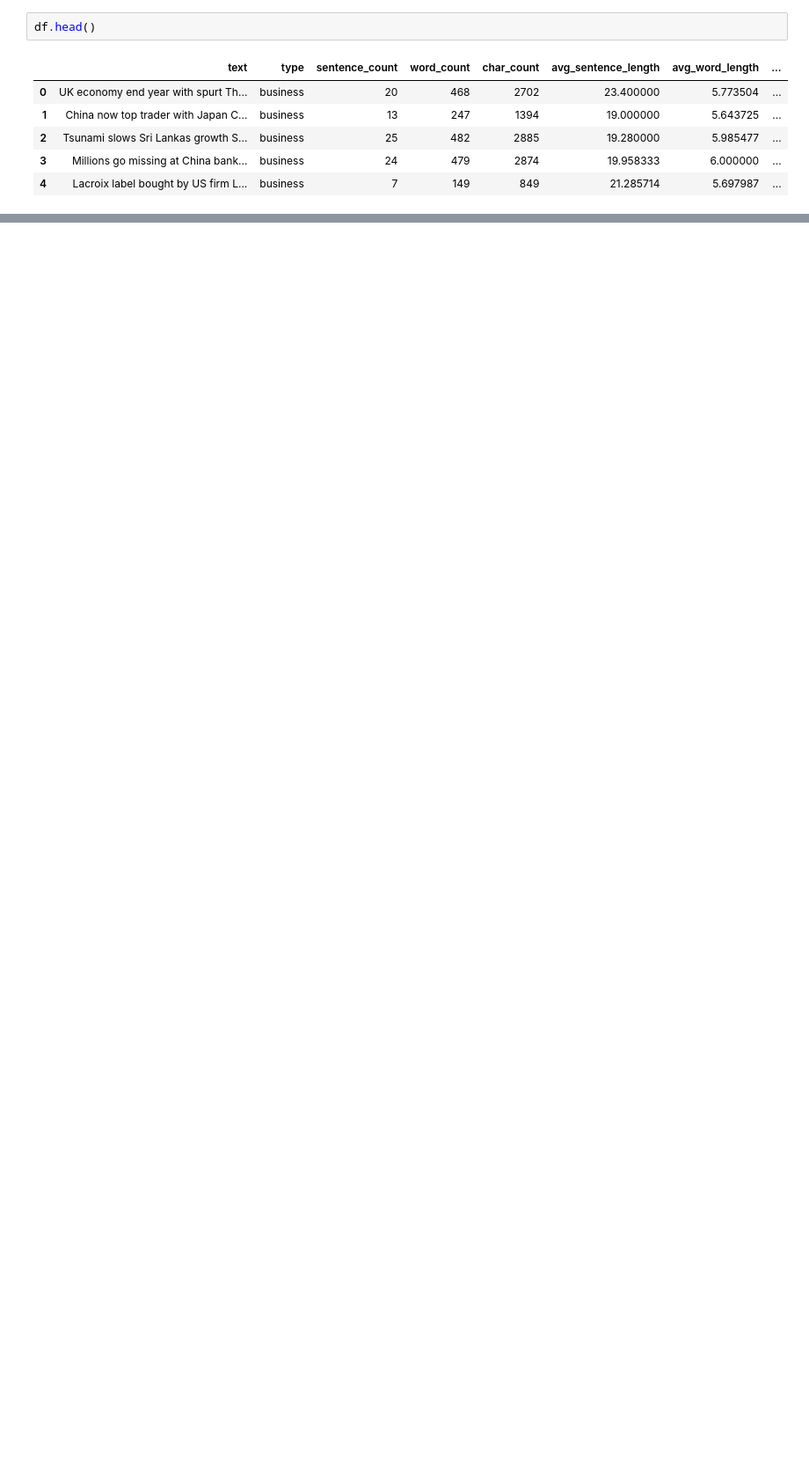
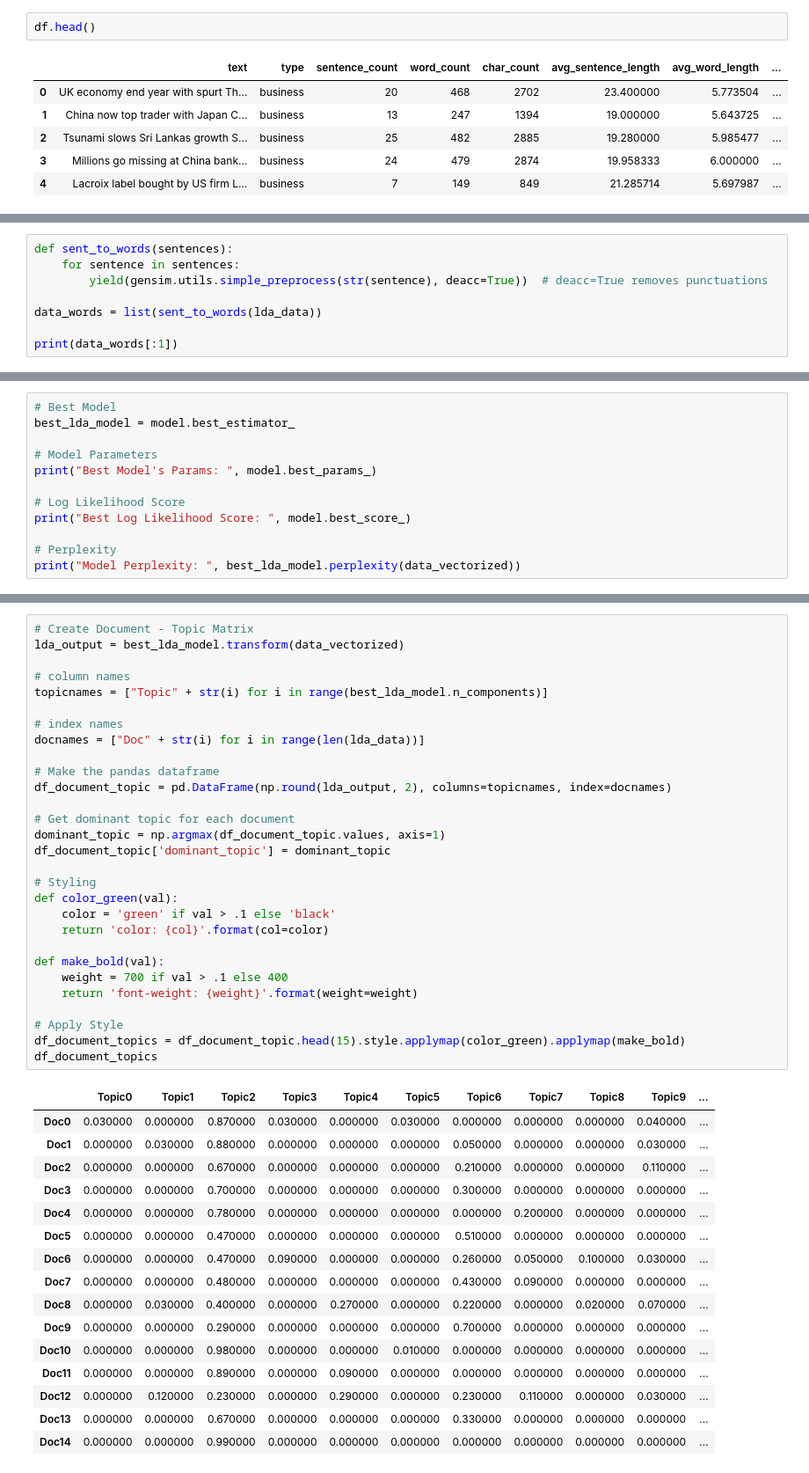
Before and after one commit to harishkollana/Topic-Modeling-on-News-Articles---Clustering, a Jupyter notebook: Topic_Modeling_on_News_Articles_Capstone_Project.ipynb, the cells around one changed output, grey strips where cells are left out. Shown at 88% size. Cells and saved outputs as stored; diff of their text form; blank space fills up the shorter version.

```diff
--- a/Topic_Modeling_on_News_Articles_Capstone_Project.ipynb
+++ b/Topic_Modeling_on_News_Articles_Capstone_Project.ipynb
@@ -677,0 +450,8 @@ topic
+# %%
+def sent_to_words(sentences):
+    for sentence in sentences:
+        yield(gensim.utils.simple_preprocess(str(sentence), deacc=True))  # deacc=True removes punctuations
+
+data_words = list(sent_to_words(lda_data))
+
+print(data_words[:1])
@@ -677,0 +557,12 @@ topic
+# %%
+# Best Model
+best_lda_model = model.best_estimator_
+
+# Model Parameters
+print("Best Model's Params: ", model.best_params_)
+
+# Log Likelihood Score
+print("Best Log Likelihood Score: ", model.best_score_)
+
+# Perplexity
+print("Model Perplexity: ", best_lda_model.perplexity(data_vectorized))
@@ -677,0 +592,46 @@ topic
+# %%
+# Create Document - Topic Matrix
+lda_output = best_lda_model.transform(data_vectorized)
+
+# column names
+topicnames = ["Topic" + str(i) for i in range(best_lda_model.n_components)]
+
+# index names
+docnames = ["Doc" + str(i) for i in range(len(lda_data))]
+
+# Make the pandas dataframe
+df_document_topic = pd.DataFrame(np.round(lda_output, 2), columns=topicnames, index=docnames)
+
+# Get dominant topic for each document
+dominant_topic = np.argmax(df_document_topic.values, axis=1)
+df_document_topic['dominant_topic'] = dominant_topic
+
+# Styling
+def color_green(val):
+    color = 'green' if val > .1 else 'black'
+    return 'color: {col}'.format(col=color)
+
+def make_bold(val):
+    weight = 700 if val > .1 else 400
+    return 'font-weight: {weight}'.format(weight=weight)
+
+# Apply Style
+df_document_topics = df_document_topic.head(15).style.applymap(color_green).applymap(make_bold)
+df_document_topics
+# %% [output]
+|  | Topic0 | Topic1 | Topic2 | Topic3 | Topic4 | Topic5 | Topic6 | Topic7 | Topic8 | Topic9 | ... |
+| Doc0 | 0.030000 | 0.000000 | 0.870000 | 0.030000 | 0.000000 | 0.030000 | 0.000000 | 0.000000 | 0.000000 | 0.040000 | ... |
+| Doc1 | 0.000000 | 0.030000 | 0.880000 | 0.000000 | 0.000000 | 0.000000 | 0.050000 | 0.000000 | 0.000000 | 0.030000 | ... |
+| Doc2 | 0.000000 | 0.000000 | 0.670000 | 0.000000 | 0.000000 | 0.000000 | 0.210000 | 0.000000 | 0.000000 | 0.110000 | ... |
+| Doc3 | 0.000000 | 0.000000 | 0.700000 | 0.000000 | 0.000000 | 0.000000 | 0.300000 | 0.000000 | 0.000000 | 0.000000 | ... |
+| Doc4 | 0.000000 | 0.000000 | 0.780000 | 0.000000 | 0.000000 | 0.000000 | 0.000000 | 0.200000 | 0.000000 | 0.000000 | ... |
+| Doc5 | 0.000000 | 0.000000 | 0.470000 | 0.000000 | 0.000000 | 0.000000 | 0.510000 | 0.000000 | 0.000000 | 0.000000 | ... |
+| Doc6 | 0.000000 | 0.000000 | 0.470000 | 0.090000 | 0.000000 | 0.000000 | 0.260000 | 0.050000 | 0.100000 | 0.030000 | ... |
+| Doc7 | 0.000000 | 0.000000 | 0.480000 | 0.000000 | 0.000000 | 0.000000 | 0.430000 | 0.090000 | 0.000000 | 0.000000 | ... |
+| Doc8 | 0.000000 | 0.030000 | 0.400000 | 0.000000 | 0.270000 | 0.000000 | 0.220000 | 0.000000 | 0.020000 | 0.070000 | ... |
+| Doc9 | 0.000000 | 0.000000 | 0.290000 | 0.000000 | 0.000000 | 0.000000 | 0.700000 | 0.000000 | 0.000000 | 0.000000 | ... |
+| Doc10 | 0.000000 | 0.000000 | 0.980000 | 0.000000 | 0.000000 | 0.010000 | 0.000000 | 0.000000 | 0.000000 | 0.000000 | ... |
+| Doc11 | 0.000000 | 0.000000 | 0.890000 | 0.000000 | 0.090000 | 0.000000 | 0.000000 | 0.000000 | 0.000000 | 0.000000 | ... |
+| Doc12 | 0.000000 | 0.120000 | 0.230000 | 0.000000 | 0.290000 | 0.000000 | 0.230000 | 0.110000 | 0.000000 | 0.030000 | ... |
+| Doc13 | 0.000000 | 0.000000 | 0.670000 | 0.000000 | 0.000000 | 0.000000 | 0.330000 | 0.000000 | 0.000000 | 0.000000 | ... |
+| Doc14 | 0.000000 | 0.000000 | 0.990000 | 0.000000 | 0.000000 | 0.000000 | 0.000000 | 0.000000 | 0.000000 | 0.000000 | ... |
```
Also changed, not shown: parts of 61 cells of this notebook.
